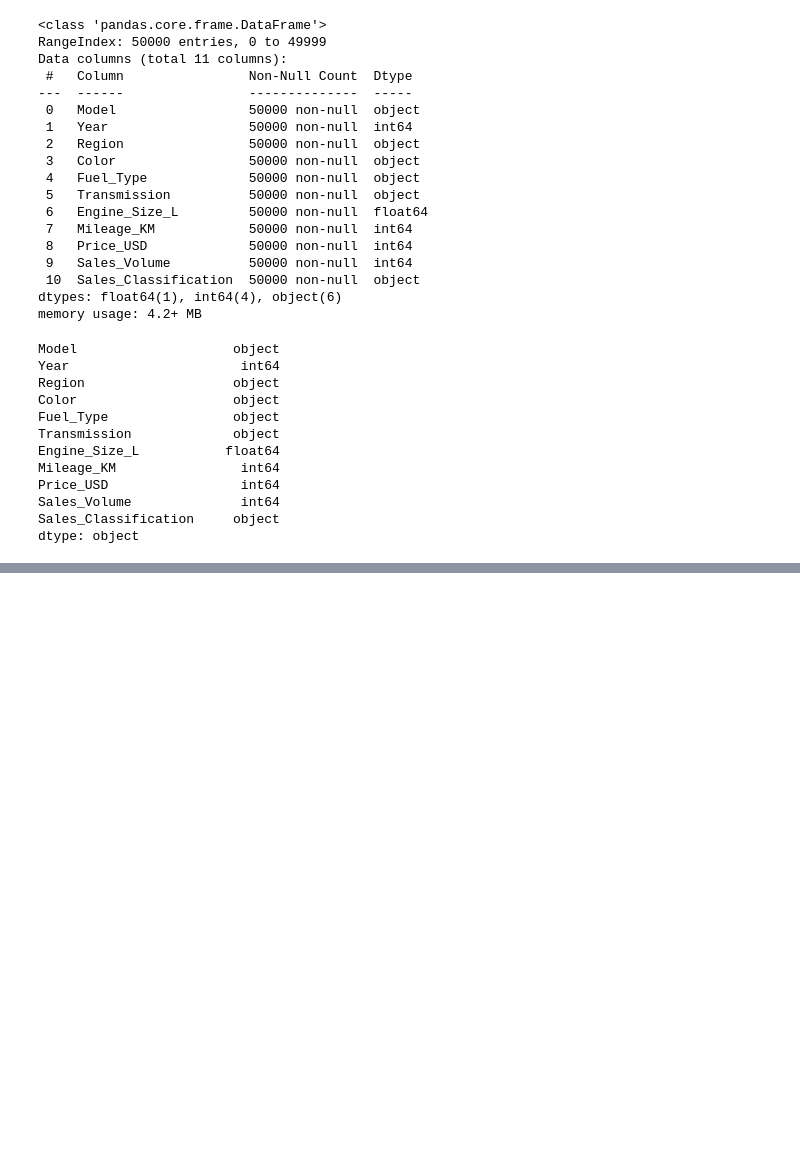
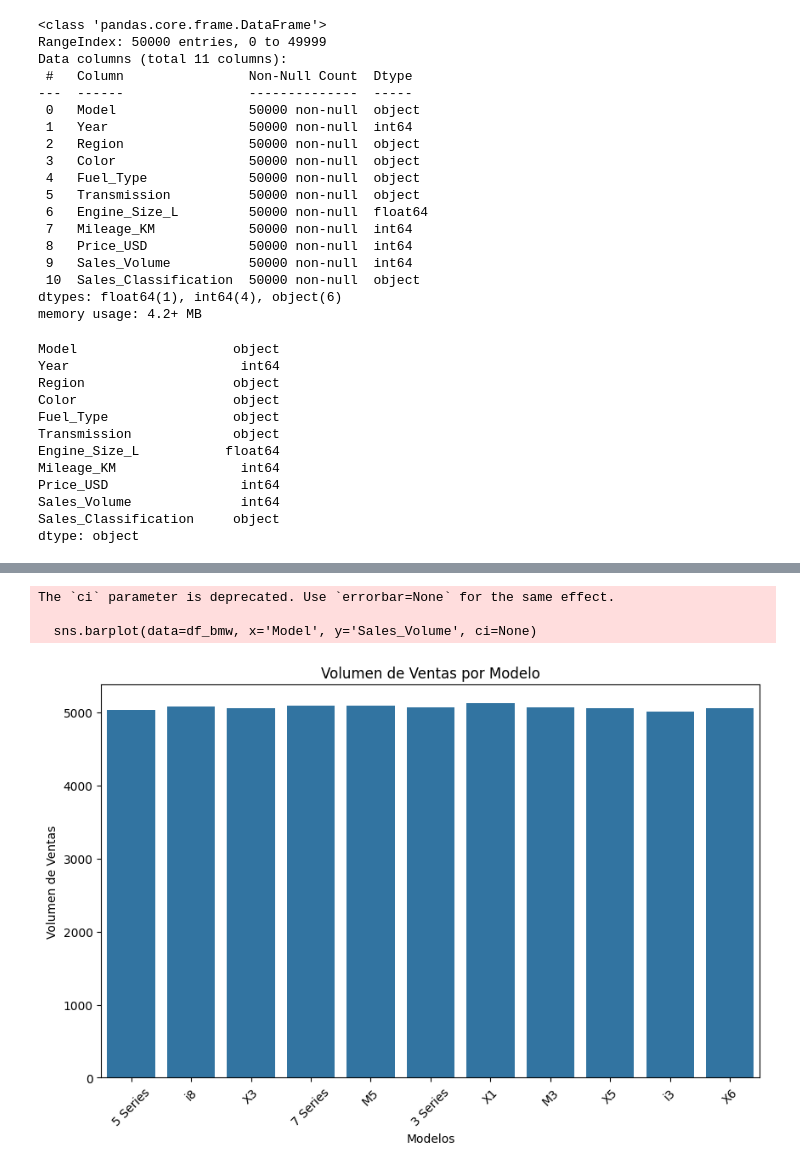
Before and after one commit to josuemarinab/bmw_analysis, a Jupyter notebook: modelo_bmw.ipynb, the cells around one changed output, grey strips where cells are left out. Saved outputs shown, nothing was run; the diff lists cells and outputs as text; code cells hidden in the pictures; blank space fills up the shorter version.

```diff
--- a/modelo_bmw.ipynb
+++ b/modelo_bmw.ipynb
@@ -82,0 +154,14 @@ dtype: object
+# %%
+# Graficar distribución de modelos vendidos con grafica de barras agrupando el Model y Sales_volume
+plt.figure(figsize=(10,6))
+sns.barplot(data=df_bmw, x='Model', y='Sales_Volume', ci=None)
+plt.title('Volumen de Ventas por Modelo')
+plt.xlabel('Modelos')
+plt.ylabel('Volumen de Ventas')
+plt.xticks(rotation=45)
+plt.show()
+# %% [output]
+The `ci` parameter is deprecated. Use `errorbar=None` for the same effect.
+
+  sns.barplot(data=df_bmw, x='Model', y='Sales_Volume', ci=None)
+[figure, added]
```
Also changed, not shown: parts of 25 cells of this notebook.
